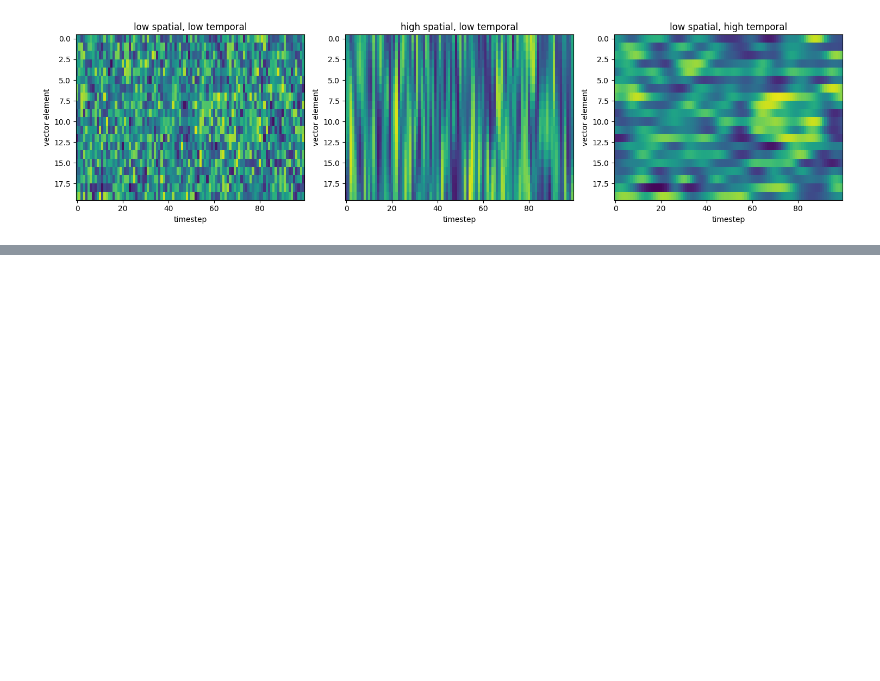
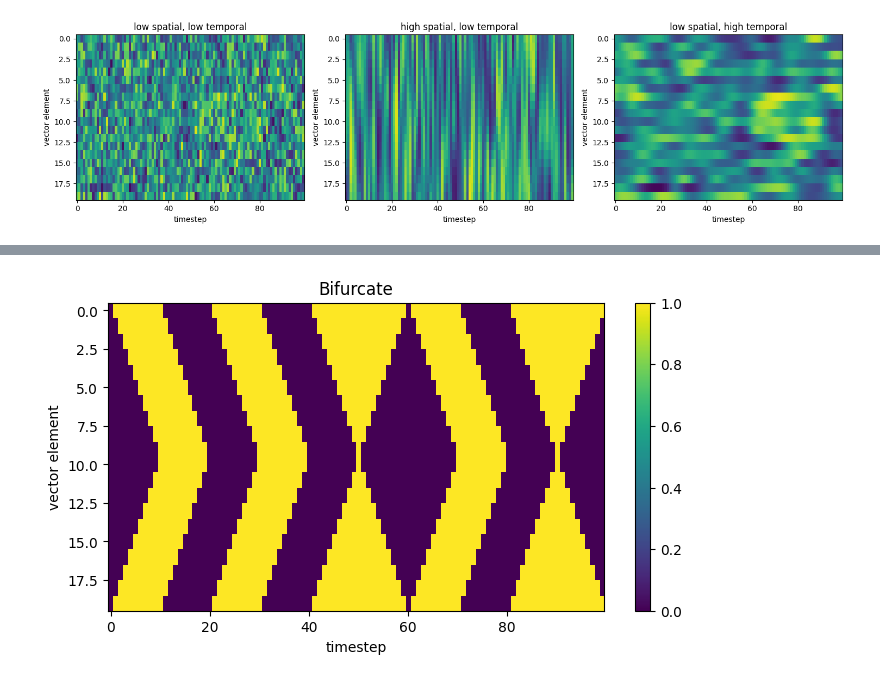
Before and after one commit to nwatters01/exploration_policies, a Jupyter notebook: toy_v1/tasks/demo_tasks.ipynb, the cells around one changed output, grey strips where cells are left out. Cells and saved outputs as stored; diff of their text form; code cells hidden in the pictures; blank space fills up the shorter version.

```diff
--- a/toy_v1/tasks/demo_tasks.ipynb
+++ b/toy_v1/tasks/demo_tasks.ipynb
@@ -81,0 +86,6 @@ plt.show()
+# %%
+task = BifurcateTask(vector_length=20)
+data = task.generate(num_steps=100, seed=1)
+plot_timeseries(data, 'Bifurcate')
+# %% [output]
+[figure, added]
```
Also changed, not shown: parts of 2 cells of this notebook, 22 other files.
